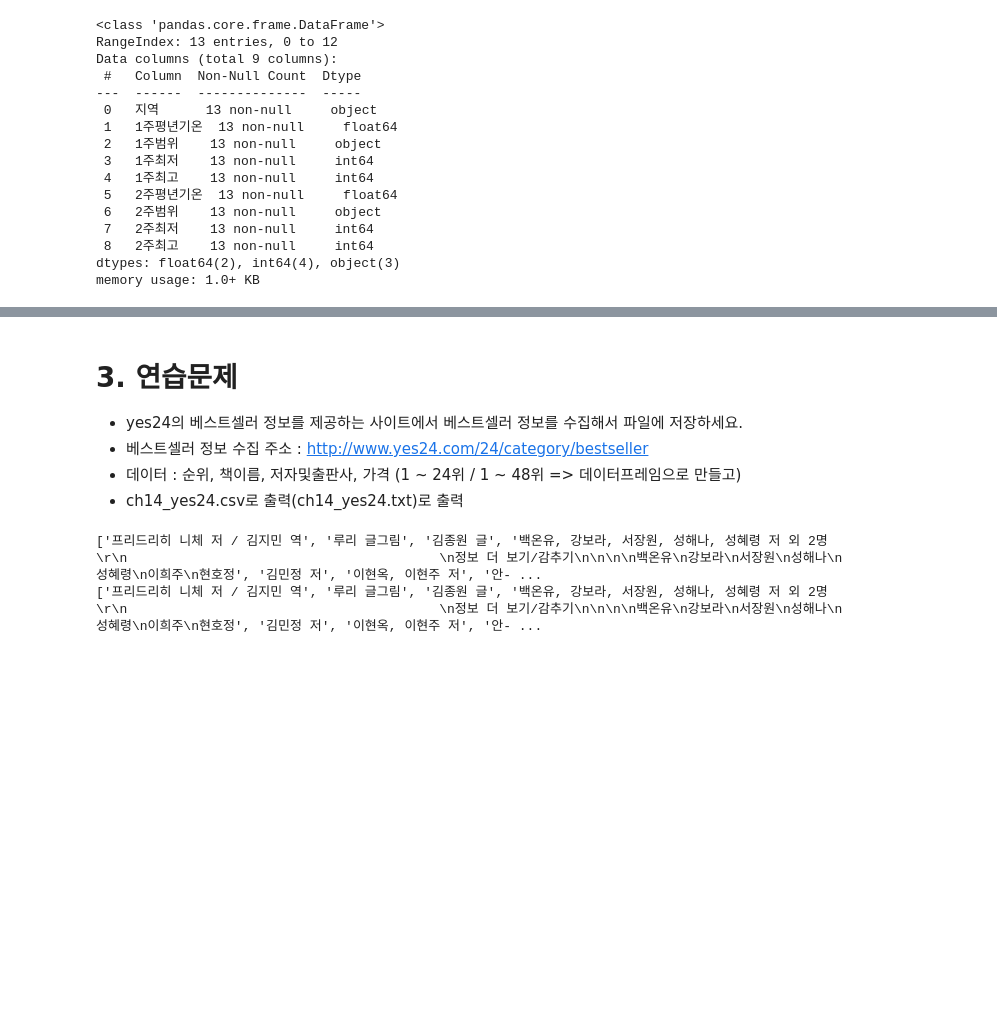
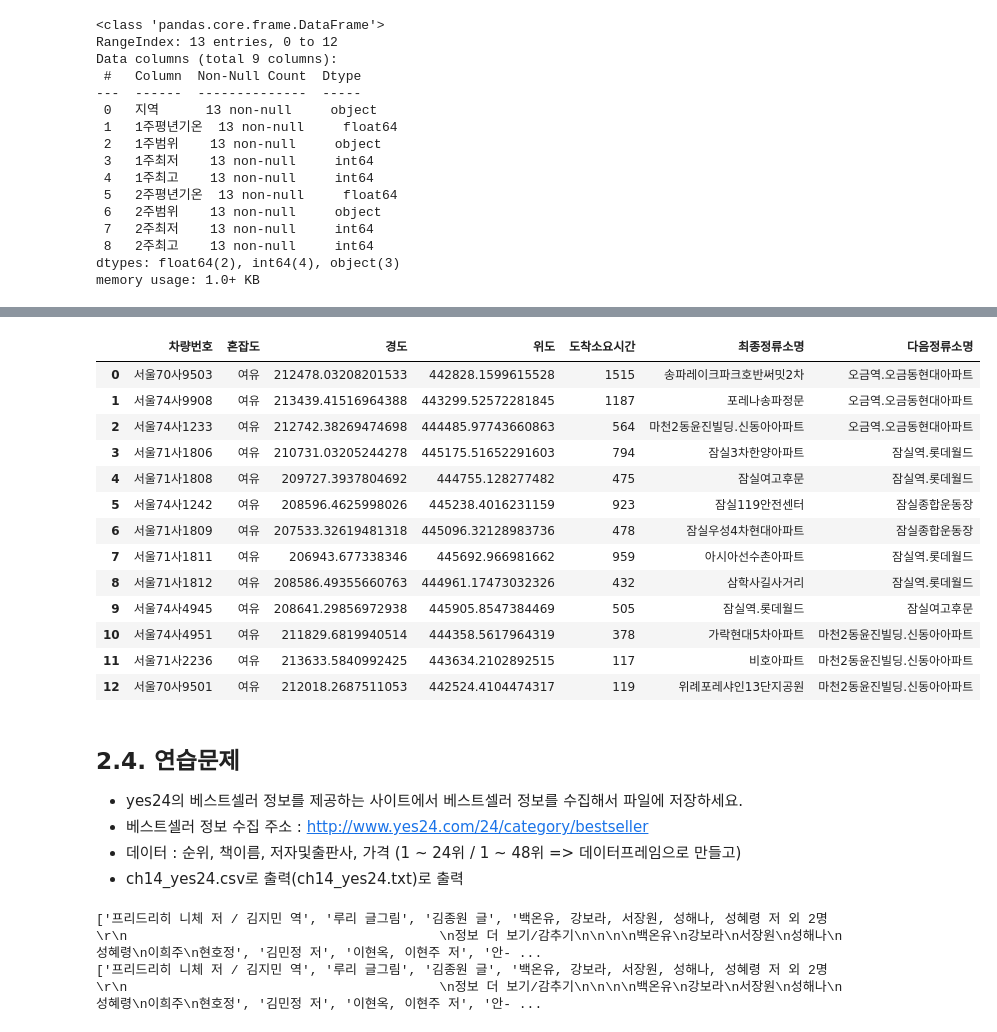
Before and after one commit to hzj04473/ai_x, a Jupyter notebook: source/01_python/ch14_웹데이터수집1_정적_공공api.ipynb, the cells around one changed output, grey strips where cells are left out. Saved outputs shown, nothing was run; the diff lists cells and outputs as text; code cells hidden in the pictures; blank space fills up the shorter version.

```diff
--- a/source/01_python/ch14_웹데이터수집1_정적_공공api.ipynb
+++ b/source/01_python/ch14_웹데이터수집1_정적_공공api.ipynb
@@ -1475,0 +1538,31 @@ memory usage: 1.0+ KB
+# %%
+import pandas as pd
+
+stationurl = f"http://ws.bus.go.kr/api/rest/busRouteInfo/getStaionByRoute?ServiceKey={key}&busRouteId={busRouteId}"
+# print(stationurl)
+
+response = requests.get(stationurl)
+# response.status_code
+
+soup = BeautifulSoup(response.text, 'xml')
+# soup
+itemLists = soup.find_all('itemList')
+print(busNum,'번 정류장 갯수', len(itemLists))
+bus_station = []
+for idx, itemList in enumerate(itemLists):
+    # 정류장 이름, 정류장 id, 경도, 위도
+    stationNm = itemList.find('stationNm').text
+    station = itemList.find('station').text
+    gpsX = itemList.find('gpsX').text
+    gpsY = itemList.find('gpsY').text
+
+    bus_station.append([
+        idx+1,
+        stationNm,
+        station,
+        gpsX,
+        gpsY
+    ])
+
+df = pd.DataFrame(bus_station,columns=['번호','정류소명','id','경도','위도'])
+df.head(len(itemLists))
@@ -1475,0 +1647,5 @@ memory usage: 1.0+ KB
+# %%
+def station_name(row):
+    row['최종정류소명'] = df.loc[df['id'] == row['최종정류소id'], '정류소명'].iloc[0]
+    row['다음정류소명'] = df.loc[df['id'] == row['다음정류소id'], '정류소명'].iloc[0]
+    return row
@@ -1475,0 +1666,3 @@ memory usage: 1.0+ KB
+# %%
+df_pos = df_pos.apply(station_name, axis=1)
+df_pos.sample()
@@ -1476,5 +1672,25 @@ memory usage: 1.0+ KB
+# %%
+# 컬럼명에 id가 포함된 컬럼 제거
+drop_true = df_pos.columns.str.contains('id')
+drop_column_name = df_pos.columns[drop_true]
+df_pos.drop(drop_column_name, axis=1)
+# %% [output]
+|  | 차량번호 | 혼잡도 | 경도 | 위도 | 도착소요시간 | 최종정류소명 | 다음정류소명 |
+| 0 | 서울70사9503 | 여유 | 212478.03208201533 | 442828.1599615528 | 1515 | 송파레이크파크호반써밋2차 | 오금역.오금동현대아파트 |
+| 1 | 서울74사9908 | 여유 | 213439.41516964388 | 443299.52572281845 | 1187 | 포레나송파정문 | 오금역.오금동현대아파트 |
+| 2 | 서울74사1233 | 여유 | 212742.38269474698 | 444485.97743660863 | 564 | 마천2동윤진빌딩.신동아아파트 | 오금역.오금동현대아파트 |
+| 3 | 서울71사1806 | 여유 | 210731.03205244278 | 445175.51652291603 | 794 | 잠실3차한양아파트 | 잠실역.롯데월드 |
+| 4 | 서울71사1808 | 여유 | 209727.3937804692 | 444755.128277482 | 475 | 잠실여고후문 | 잠실역.롯데월드 |
+| 5 | 서울74사1242 | 여유 | 208596.4625998026 | 445238.4016231159 | 923 | 잠실119안전센터 | 잠실종합운동장 |
+| 6 | 서울71사1809 | 여유 | 207533.32619481318 | 445096.32128983736 | 478 | 잠실우성4차현대아파트 | 잠실종합운동장 |
+| 7 | 서울71사1811 | 여유 | 206943.677338346 | 445692.966981662 | 959 | 아시아선수촌아파트 | 잠실역.롯데월드 |
+| 8 | 서울71사1812 | 여유 | 208586.49355660763 | 444961.17473032326 | 432 | 삼학사길사거리 | 잠실역.롯데월드 |
+| 9 | 서울74사4945 | 여유 | 208641.29856972938 | 445905.8547384469 | 505 | 잠실역.롯데월드 | 잠실여고후문 |
+| 10 | 서울74사4951 | 여유 | 211829.6819940514 | 444358.5617964319 | 378 | 가락현대5차아파트 | 마천2동윤진빌딩.신동아아파트 |
+| 11 | 서울71사2236 | 여유 | 213633.5840992425 | 443634.2102892515 | 117 | 비호아파트 | 마천2동윤진빌딩.신동아아파트 |
+| 12 | 서울70사9501 | 여유 | 212018.2687511053 | 442524.4104474317 | 119 | 위례포레샤인13단지공원 | 마천2동윤진빌딩.신동아아파트 |
 # %% [markdown]
-# 3. 연습문제
+## 2.4. 연습문제
 
 - yes24의 베스트셀러 정보를 제공하는 사이트에서 베스트셀러 정보를 수집해서 파일에 저장하세요.
 - 베스트셀러 정보 수집 주소 : http://www.yes24.com/24/category/bestseller
```
Also changed, not shown: parts of 13 cells of this notebook, 7 other files.
